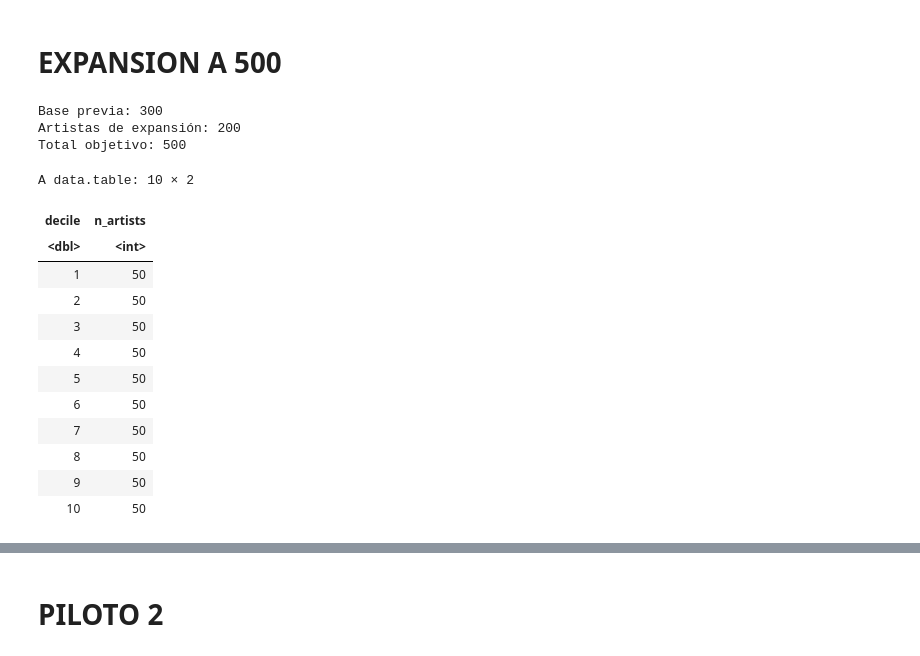
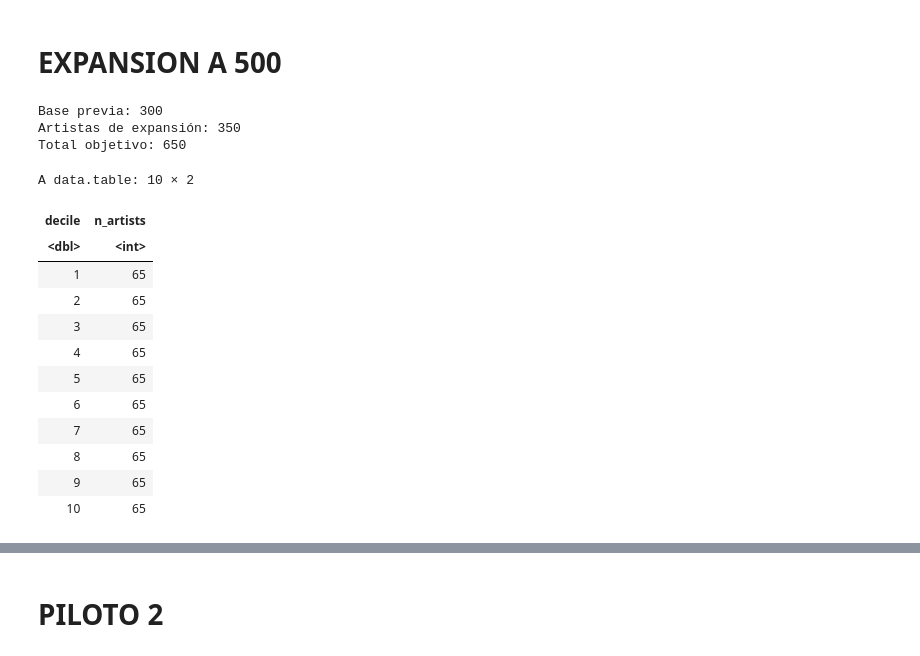
Before and after one commit to SilvanaBContreras/come_together_ST, a Jupyter notebook: chartmetric_pilotos_series_temporales_R.ipynb, the cells around one changed output, grey strips where cells are left out. Cells and saved outputs as stored; diff of their text form; code cells hidden in the pictures.

```diff
--- a/chartmetric_pilotos_series_temporales_R.ipynb
+++ b/chartmetric_pilotos_series_temporales_R.ipynb
@@ -3121,7 +3166,7 @@ if (
 # ÚNICO PARÁMETRO A CAMBIAR EN FUTURAS AMPLIACIONES
 # ------------------------------------------------------------
 
-TARGET_TOTAL_ARTISTS <- 500L
+TARGET_TOTAL_ARTISTS <- 650L
 
 
 if (
@@ -3230,45 +3275,45 @@ cat(
 )
 
 cat(
   "Artistas de expansión:",
   length(PILOT2_NEW_IDS),
   "\n"
 )
 
 cat(
   "Total objetivo:",
   length(PILOT2_ARTIST_IDS),
   "\n\n"
 )
 
 
 rank_data[
   ID %in% PILOT2_ARTIST_IDS,
   .(
     n_artists =
       uniqueN(ID)
   ),
   by = decile
 ][
   order(decile)
 ]
 # %% [output]
 Base previa: 300
-Artistas de expansión: 200
-Total objetivo: 500
+Artistas de expansión: 350
+Total objetivo: 650
 A data.table: 10 × 2
 | decile | n_artists |
 | <dbl> | <int> |
-| 1 | 50 |
-| 2 | 50 |
-| 3 | 50 |
-| 4 | 50 |
-| 5 | 50 |
-| 6 | 50 |
-| 7 | 50 |
-| 8 | 50 |
-| 9 | 50 |
-| 10 | 50 |
+| 1 | 65 |
+| 2 | 65 |
+| 3 | 65 |
+| 4 | 65 |
+| 5 | 65 |
+| 6 | 65 |
+| 7 | 65 |
+| 8 | 65 |
+| 9 | 65 |
+| 10 | 65 |
 # %%
 fan_request_inventory <- function(ids) {
 
```
Also changed, not shown: parts of 35 cells of this notebook.
